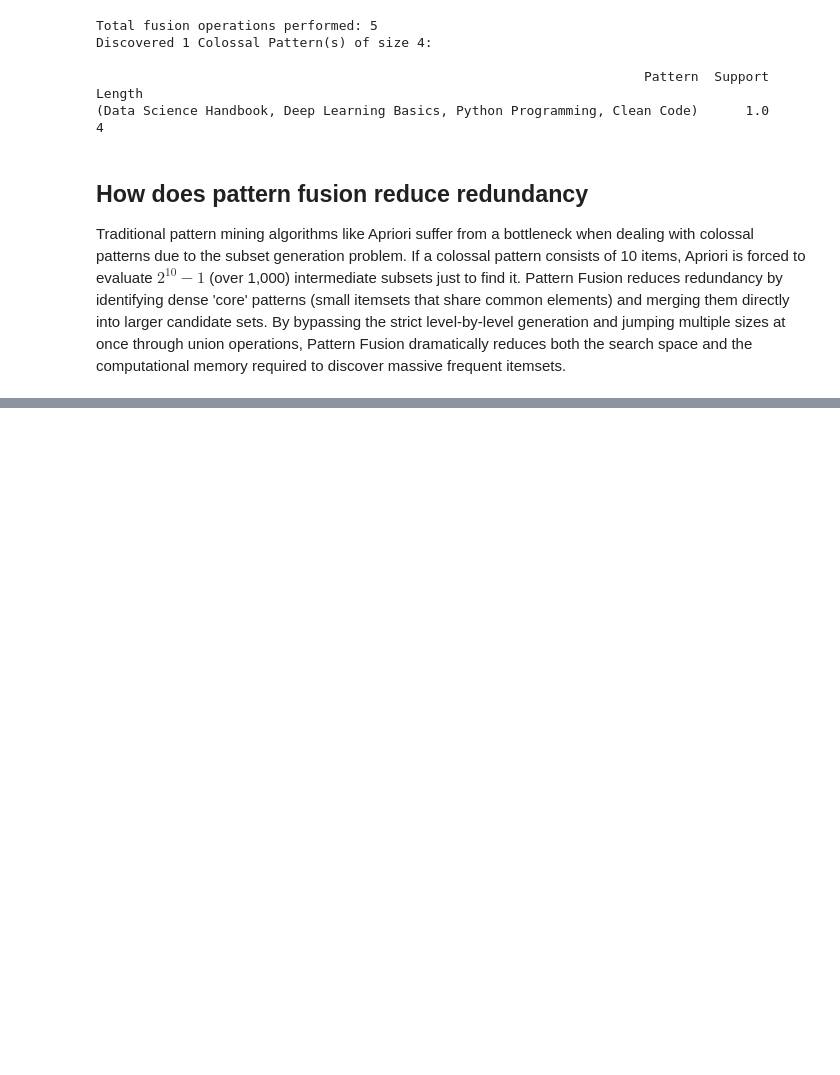
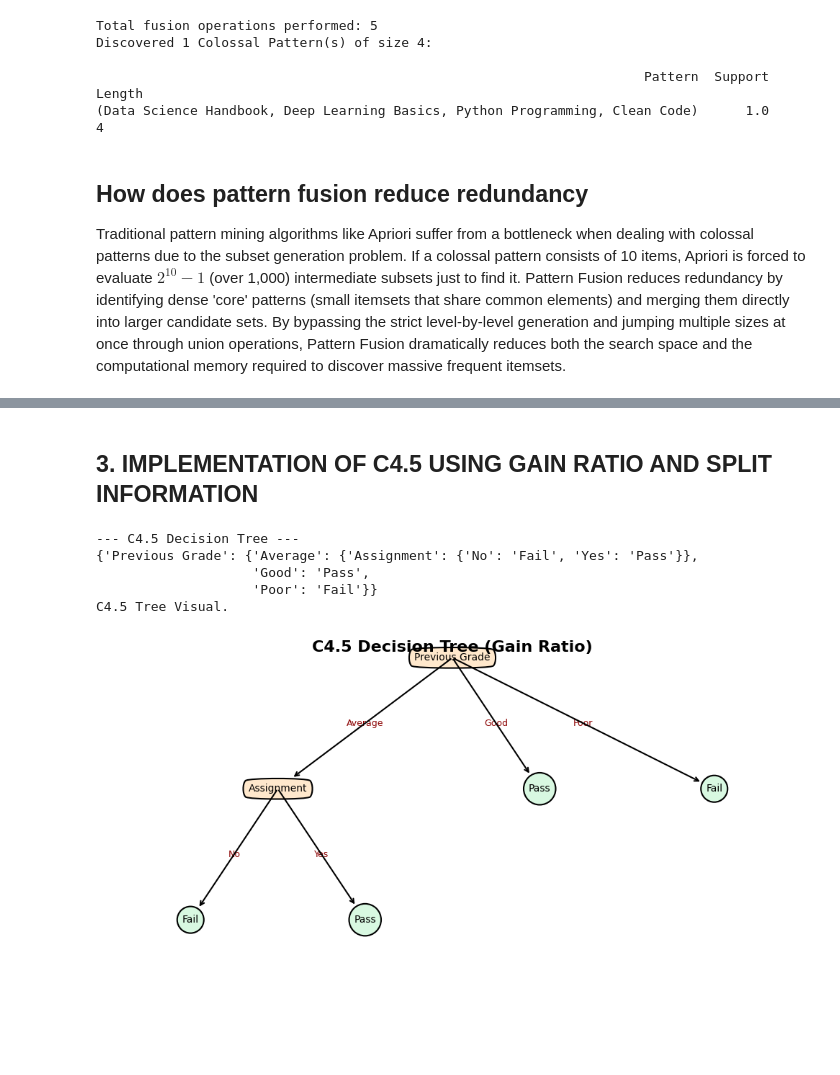
Before and after one commit to 5und4r/MachineLearningLab, a Jupyter notebook: MachineLearningLab.ipynb, the cells around one changed output, grey strips where cells are left out. Cells and saved outputs as stored; diff of their text form; code cells hidden in the pictures; blank space fills up the shorter version.

```diff
--- a/MachineLearningLab.ipynb
+++ b/MachineLearningLab.ipynb
@@ -1089,0 +1367,58 @@ Traditional pattern mining algorithms like Apriori suffer from a bottleneck when
+# %% [markdown]
+## 3. IMPLEMENTATION OF C4.5 USING GAIN RATIO AND SPLIT INFORMATION
+# %%
+def calculate_split_info(data, split_attribute_name):
+    """Calculates Split Information for a specific attribute."""
+    vals, counts = np.unique(data[split_attribute_name], return_counts=True)
+    split_info = np.sum([(-counts[i]/np.sum(counts)) * np.log2(counts[i]/np.sum(counts)) for i in range(len(vals))])
+    # Avoid division by zero
+    if split_info == 0:
+        return 1e-6
+    return split_info
+
+def calculate_gain_ratio(data, split_attribute_name, target_name):
+    """Calculates Gain Ratio for a specific attribute."""
+    info_gain = calculate_information_gain(data, split_attribute_name, target_name)
+    split_info = calculate_split_info(data, split_attribute_name)
+    return info_gain / split_info
+
+def build_c45_tree(data, original_data, features, target_attribute_name, parent_node_class=None):
+    """Builds the C4.5 Decision Tree recursively using Gain Ratio."""
+    # Base cases
+    if len(np.unique(data[target_attribute_name])) <= 1:
+        return np.unique(data[target_attribute_name])[0]
+    elif len(data) == 0:
+        return np.unique(original_data[target_attribute_name])[np.argmax(np.unique(original_data[target_attribute_name], return_counts=True)[1])]
+    elif len(features) == 0:
+        return parent_node_class
+
+    parent_node_class = np.unique(data[target_attribute_name])[np.argmax(np.unique(data[target_attribute_name], return_counts=True)[1])]
+
+    # Select feature with the highest Gain Ratio
+    item_values = [calculate_gain_ratio(data, feature, target_attribute_name) for feature in features]
+    best_feature_index = np.argmax(item_values)
+    best_feature = features[best_feature_index]
+
+    tree = {best_feature: {}}
+    features = [i for i in features if i != best_feature]
+
+    for value in np.unique(data[best_feature]):
+        sub_data = data.where(data[best_feature] == value).dropna()
+        subtree = build_c45_tree(sub_data, original_data, features, target_attribute_name, parent_node_class)
+        tree[best_feature][value] = subtree
+
+    return tree
+
+c45_tree = build_c45_tree(df, df, predictor_attributes, 'Result')
+
+print("--- C4.5 Decision Tree ---")
+pprint.pprint(c45_tree)
+print("C4.5 Tree Visual.")
+plot_tree_dict(c45_tree, title="C4.5 Decision Tree (Gain Ratio)")
+# %% [output]
+--- C4.5 Decision Tree ---
+{'Previous Grade': {'Average': {'Assignment': {'No': 'Fail', 'Yes': 'Pass'}},
+                    'Good': 'Pass',
+                    'Poor': 'Fail'}}
+C4.5 Tree Visual.
+[figure, added]
```
Also changed, not shown: parts of 12 cells of this notebook.
